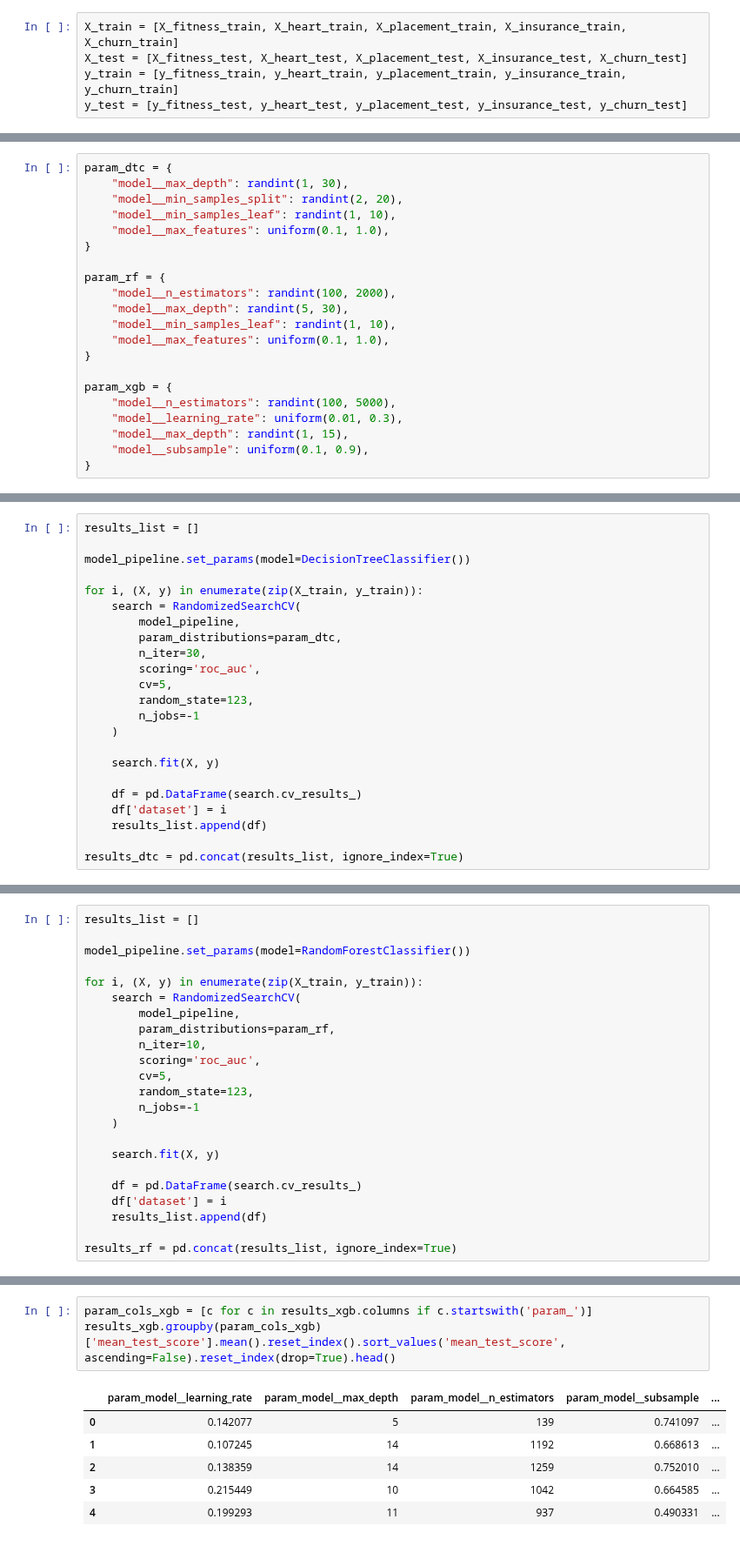
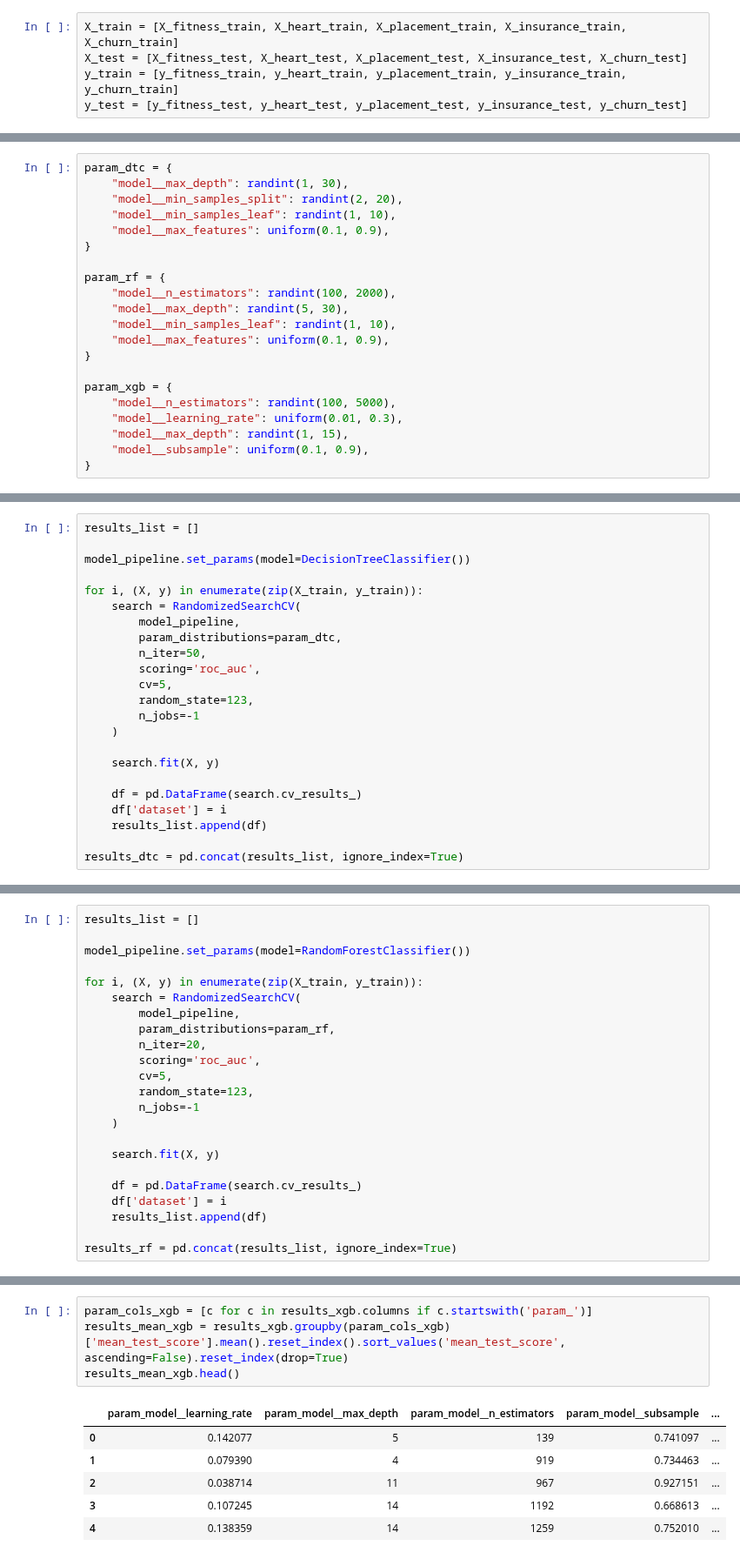
Before and after one commit to Ola-zaw/Tunability-of-ML-Algorithms, a Jupyter notebook: code/tunabilty.ipynb, the cells around one changed output, grey strips where cells are left out. Shown at 87% size. Drawn from its saved outputs; the diff is of its cells as text.

```diff
--- a/code/tunabilty.ipynb
+++ b/code/tunabilty.ipynb
@@ -251,14 +295,14 @@ param_dtc = {
     "model__max_depth": randint(1, 30),
     "model__min_samples_split": randint(2, 20),
     "model__min_samples_leaf": randint(1, 10),
-    "model__max_features": uniform(0.1, 1.0),
+    "model__max_features": uniform(0.1, 0.9),
 }
 
 param_rf = {
     "model__n_estimators": randint(100, 2000),
     "model__max_depth": randint(5, 30),
     "model__min_samples_leaf": randint(1, 10),
-    "model__max_features": uniform(0.1, 1.0),
+    "model__max_features": uniform(0.1, 0.9),
 }
 
 param_xgb = {
@@ -276,7 +322,7 @@ for i, (X, y) in enumerate(zip(X_train, y_train)):
     search = RandomizedSearchCV(
         model_pipeline,
         param_distributions=param_dtc,
-        n_iter=30,
+        n_iter=50,
         scoring='roc_auc',
         cv=5,
         random_state=123,
@@ -312,7 +367,7 @@ for i, (X, y) in enumerate(zip(X_train, y_train)):
     search = RandomizedSearchCV(
         model_pipeline,
         param_distributions=param_rf,
-        n_iter=10,
+        n_iter=20,
         scoring='roc_auc',
         cv=5,
         random_state=123,
@@ -362,10 +433,11 @@ results_xgb = pd.concat(results_list, ignore_index=True)
 # %%
 param_cols_xgb = [c for c in results_xgb.columns if c.startswith('param_')]
-results_xgb.groupby(param_cols_xgb)['mean_test_score'].mean().reset_index().sort_values('mean_test_score', ascending=False).reset_index(drop=True).head()
+results_mean_xgb = results_xgb.groupby(param_cols_xgb)['mean_test_score'].mean().reset_index().sort_values('mean_test_score', ascending=False).reset_index(drop=True)
+results_mean_xgb.head()
 # %% [output]
 |  | param_model__learning_rate | param_model__max_depth | param_model__n_estimators | param_model__subsample | ... |
 | 0 | 0.142077 | 5 | 139 | 0.741097 | ... |
-| 1 | 0.107245 | 14 | 1192 | 0.668613 | ... |
-| 2 | 0.138359 | 14 | 1259 | 0.752010 | ... |
-| 3 | 0.215449 | 10 | 1042 | 0.664585 | ... |
-| 4 | 0.199293 | 11 | 937 | 0.490331 | ... |
+| 1 | 0.079390 | 4 | 919 | 0.734463 | ... |
+| 2 | 0.038714 | 11 | 967 | 0.927151 | ... |
+| 3 | 0.107245 | 14 | 1192 | 0.668613 | ... |
+| 4 | 0.138359 | 14 | 1259 | 0.752010 | ... |
```
Also changed, not shown: parts of 24 cells of this notebook.
